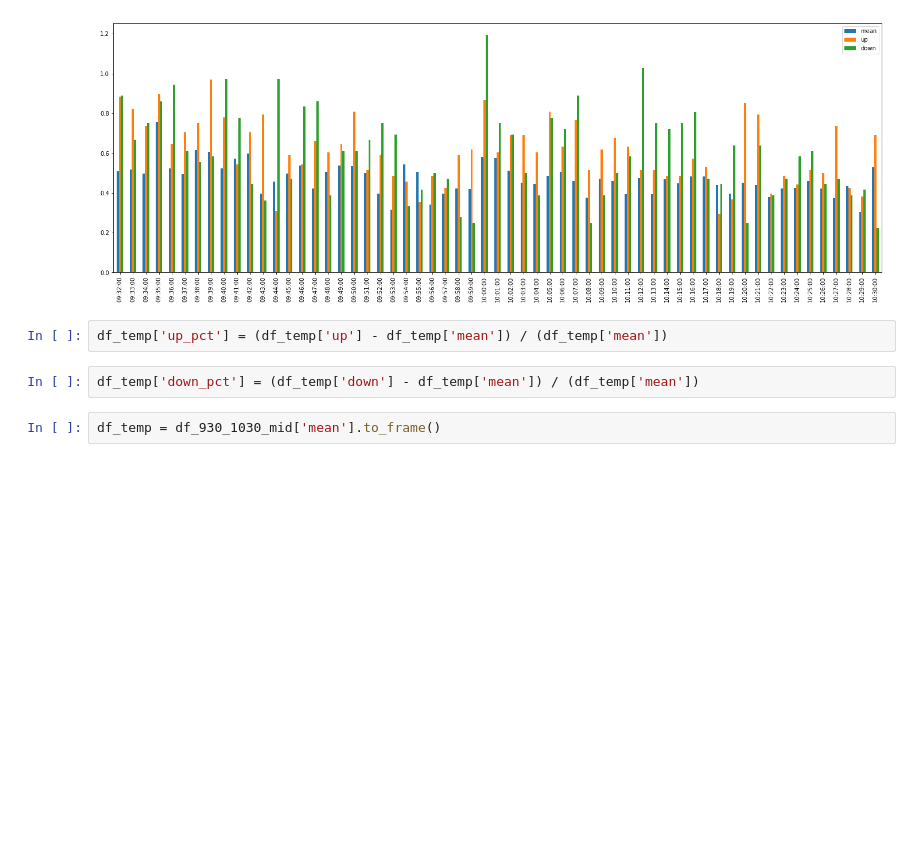
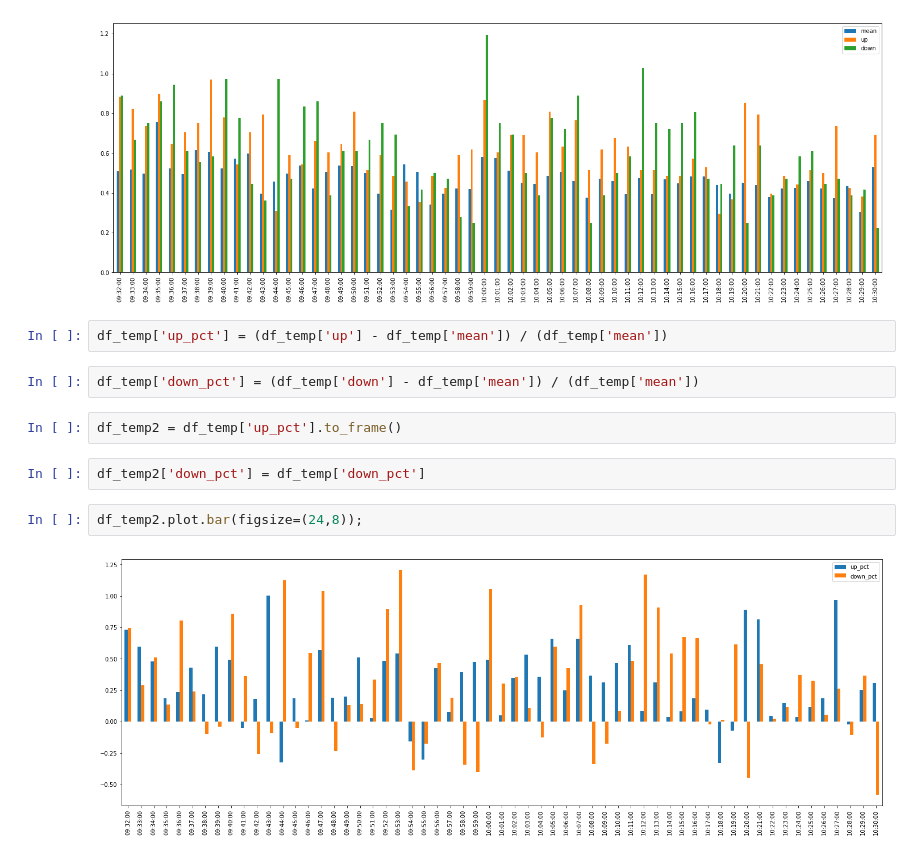
Before and after one commit to kevinfcleary/Brendan_Stuff, a Jupyter notebook: Brendan_Stuff/Analytics Suite v0.2.ipynb, the cells around one changed output. Drawn from its saved outputs; the diff is of its cells as text; blank space fills up the shorter version.

```diff
--- a/Brendan_Stuff/Analytics Suite v0.2.ipynb
+++ b/Brendan_Stuff/Analytics Suite v0.2.ipynb
@@ -239,5 +239,11 @@ df_temp.plot.bar(figsize=(24,8));
 df_temp['up_pct'] = (df_temp['up'] - df_temp['mean']) / (df_temp['mean'])
 # %%
 df_temp['down_pct'] = (df_temp['down'] - df_temp['mean']) / (df_temp['mean'])
-# %%
-df_temp = df_930_1030_mid['mean'].to_frame()
+# %%
+df_temp2 = df_temp['up_pct'].to_frame()
+# %%
+df_temp2['down_pct'] = df_temp['down_pct']
+# %%
+df_temp2.plot.bar(figsize=(24,8));
+# %% [output]
+[figure, added]
```
